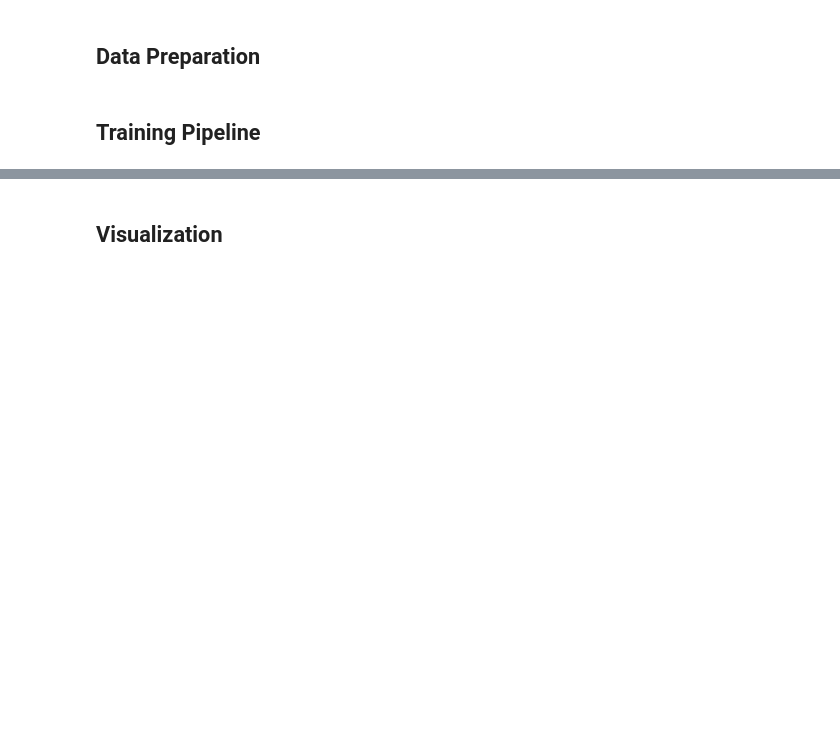
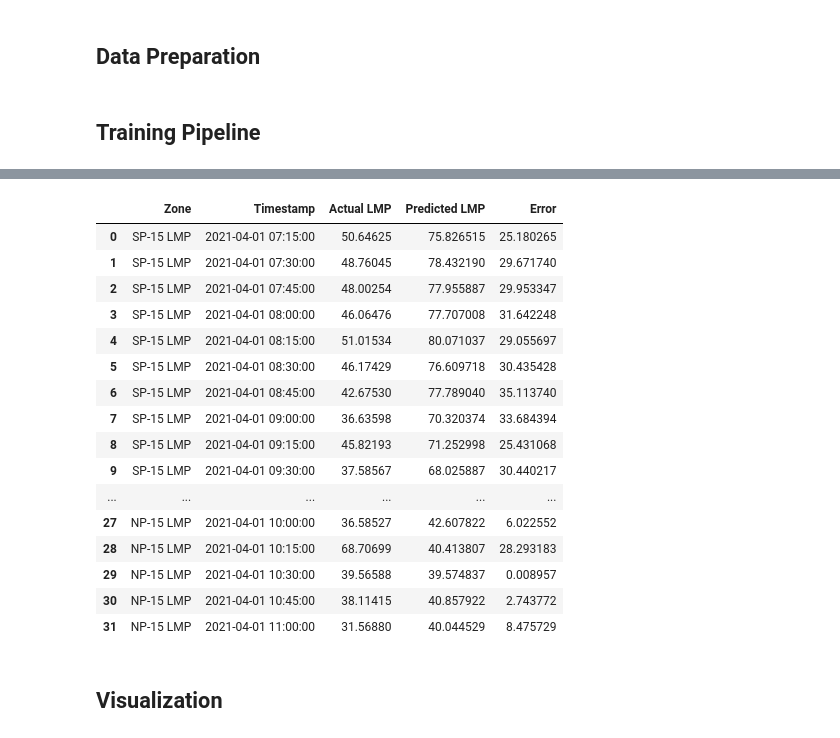
Before and after one commit to AdebayoIbrahim/Electricity_Demand_Model_Prediction, a Jupyter notebook: electricity.ipynb, the cells around one changed output, grey strips where cells are left out. Saved outputs shown, nothing was run; the diff lists cells and outputs as text; code cells hidden in the pictures; blank space fills up the shorter version.

```diff
--- a/electricity.ipynb
+++ b/electricity.ipynb
@@ -118,6 +128,6 @@ for zone in zones:
 
 # Combine results
 final_results = pd.concat(all_results, ignore_index=True)
-final_results.head()
+final_results.tail(50)
 # %% [output]
 Processing SP-15 LMP
@@ -157,3 +159,20 @@ Epoch 24/30, Loss: 0.0006
+|  | Zone | Timestamp | Actual LMP | Predicted LMP | Error |
+| 0 | SP-15 LMP | 2021-04-01 07:15:00 | 50.64625 | 75.826515 | 25.180265 |
+| 1 | SP-15 LMP | 2021-04-01 07:30:00 | 48.76045 | 78.432190 | 29.671740 |
+| 2 | SP-15 LMP | 2021-04-01 07:45:00 | 48.00254 | 77.955887 | 29.953347 |
+| 3 | SP-15 LMP | 2021-04-01 08:00:00 | 46.06476 | 77.707008 | 31.642248 |
+| 4 | SP-15 LMP | 2021-04-01 08:15:00 | 51.01534 | 80.071037 | 29.055697 |
+| 5 | SP-15 LMP | 2021-04-01 08:30:00 | 46.17429 | 76.609718 | 30.435428 |
+| 6 | SP-15 LMP | 2021-04-01 08:45:00 | 42.67530 | 77.789040 | 35.113740 |
+| 7 | SP-15 LMP | 2021-04-01 09:00:00 | 36.63598 | 70.320374 | 33.684394 |
+| 8 | SP-15 LMP | 2021-04-01 09:15:00 | 45.82193 | 71.252998 | 25.431068 |
+| 9 | SP-15 LMP | 2021-04-01 09:30:00 | 37.58567 | 68.025887 | 30.440217 |
+| ... | ... | ... | ... | ... | ... |
+| 27 | NP-15 LMP | 2021-04-01 10:00:00 | 36.58527 | 42.607822 | 6.022552 |
+| 28 | NP-15 LMP | 2021-04-01 10:15:00 | 68.70699 | 40.413807 | 28.293183 |
+| 29 | NP-15 LMP | 2021-04-01 10:30:00 | 39.56588 | 39.574837 | 0.008957 |
+| 30 | NP-15 LMP | 2021-04-01 10:45:00 | 38.11415 | 40.857922 | 2.743772 |
+| 31 | NP-15 LMP | 2021-04-01 11:00:00 | 31.56880 | 40.044529 | 8.475729 |
 # %% [markdown]
 ## Visualization
 # %%
```
Also changed, not shown: parts of 7 cells of this notebook.
